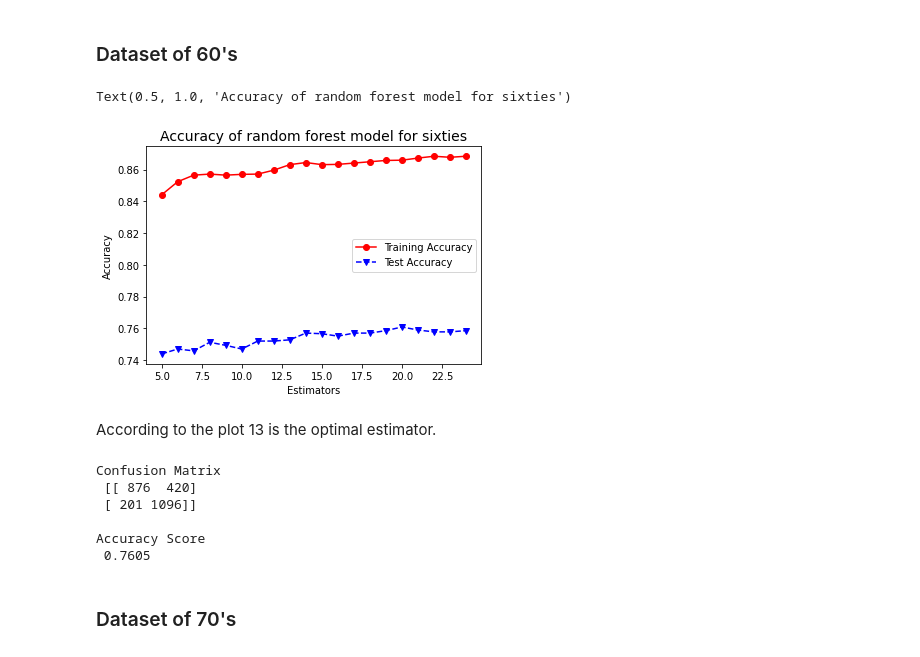
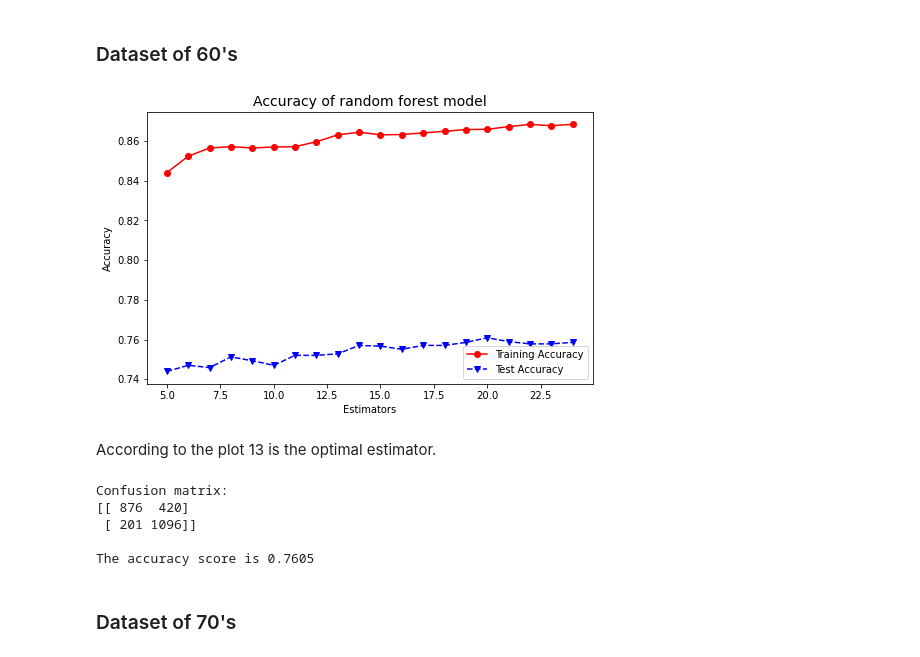
Before and after one commit to pibence/Data-mining-course, a Jupyter notebook: Data_mining_assignment_Pipis_Bence.ipynb, the cells around one changed output. Cells and saved outputs as stored; diff of their text form; code cells hidden in the pictures.

```diff
--- a/Data_mining_assignment_Pipis_Bence.ipynb
+++ b/Data_mining_assignment_Pipis_Bence.ipynb
@@ -65,3 +50,6 @@ for file in uploaded:
+# %%
+# read files to dictionary
+df_dict = import_data("Kaggle_data")
 # %%
 # dropping na-s, not relevant columns
 df_dict_clean = {}
@@ -167,48 +155,30 @@ The correlation matrices do not change too much over the examined period, there
 # %%
 # Separating target variable
 df = df_dict_clean['dataset-of-60s']
 X = df.drop("target", axis = 1)
 y = df['target'].array
 
 # Creating train,test split
 X_train_60, X_test_60, y_train_60, y_test_60 = train_test_split(X, y, test_size = 0.3, random_state = 10)
+
+# running multiple random forest models to define optimal estimator
+random_forest_estimator(X_train_60, y_train_60, X_test_60, y_test_60, max_depth=10)
+# %% [output]
+[figure, added]
-# %%
-estimators = range(5, 25)
-
-train_acc = np.zeros(len(estimators))
-test_acc = np.zeros(len(estimators))
-
-for i, est in enumerate(estimators):
-  clf = RandomForestClassifier(n_estimators = est, random_state = 0, max_depth = 10)
-  clf = clf.fit(X_train_60, y_train_60)
-  y_predtrain = clf.predict(X_train_60)
-  y_predtest = clf.predict(X_test_60)
-  train_acc[i] = accuracy_score(y_train_60, y_predtrain)
-  test_acc[i] = accuracy_score(y_test_60, y_predtest)
-
-plt.plot(estimators, train_acc, 'ro-', estimators, test_acc, 'bv--')
-plt.legend(['Training Accuracy','Test Accuracy'])
-plt.xlabel('Estimators')
-plt.ylabel('Accuracy')
-plt.title("Accuracy of random forest model for sixties", size = 14)
-# %% [output]
-Text(0.5, 1.0, 'Accuracy of random forest model for sixties')
-[figure, removed]
 # %% [markdown]
 According to the plot 13 is the optimal estimator.
 # %%
 clf_60 = RandomForestClassifier(n_estimators = 13, random_state = 10, max_depth = 10)
 clf_60.fit(X_train_60, y_train_60)
-y_pred = clf_60.predict(X_test_60)
-print("Confusion Matrix \n" ,confusion_matrix(y_test_60, y_pred), "\n")
-print("Accuracy Score \n", round(accuracy_score(y_test_60, y_pred),4), "\n")
+y_pred_60 = clf_60.predict(X_test_60)
+
+check_accuracy(y_test_60, y_pred_60)
 # %% [output]
-Confusion Matrix
- [[ 876  420]
+Confusion matrix:
+[[ 876  420]
  [ 201 1096]]
 
-Accuracy Score
- 0.7605
+The accuracy score is 0.7605
 # %% [markdown]
 ### Dataset of 70's
 # %%
```
Also changed, not shown: parts of 37 cells of this notebook, 1 other file.
